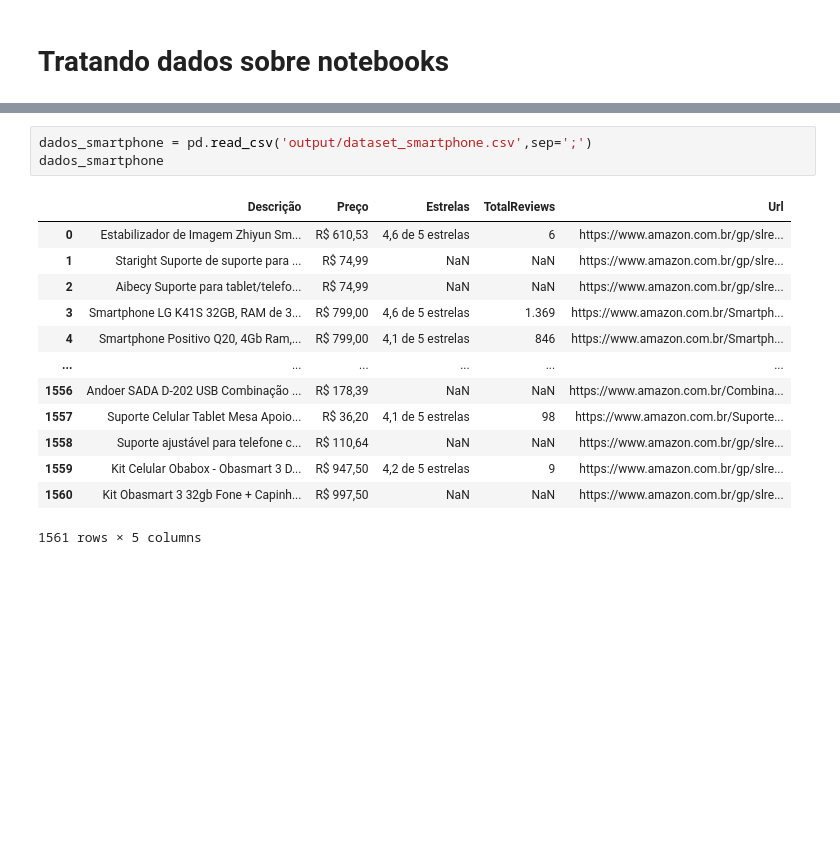
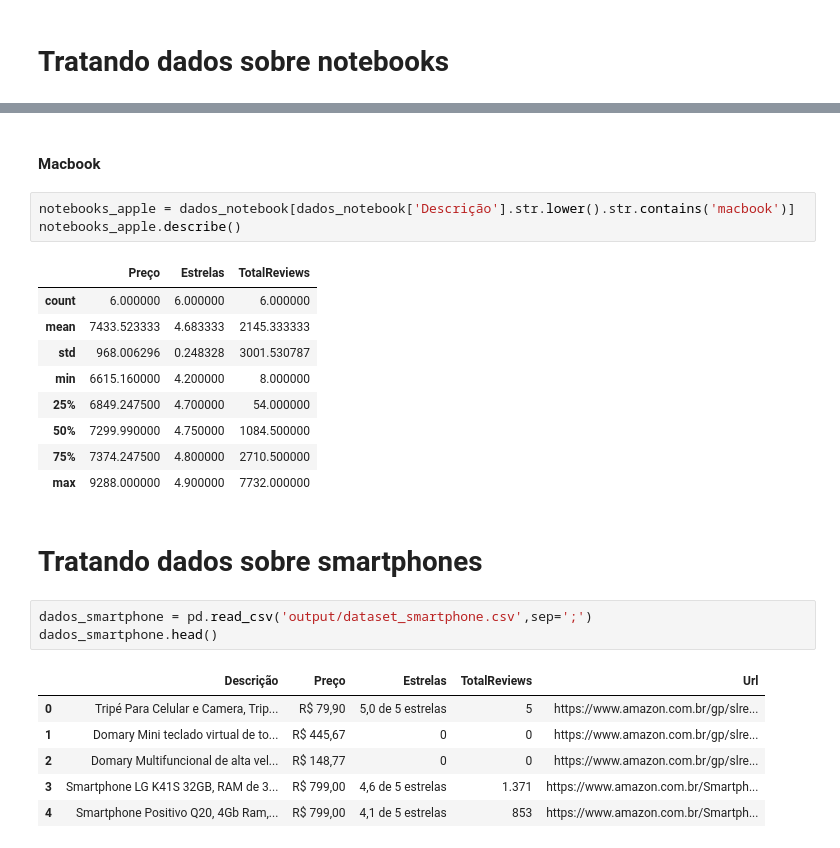
Before and after one commit to vitordutra/desafio-3-trilhas-webscraping, a Jupyter notebook: amazon/analise_dados_amazon.ipynb, the cells around one changed output, grey strips where cells are left out. Saved outputs shown, nothing was run; the diff lists cells and outputs as text; blank space fills up the shorter version.

```diff
--- a/amazon/analise_dados_amazon.ipynb
+++ b/amazon/analise_dados_amazon.ipynb
@@ -94,20 +150,30 @@ dados_notebook.query('Preço >= 1000.00')
+# %% [markdown]
+#### Macbook
+# %%
+notebooks_apple = dados_notebook[dados_notebook['Descrição'].str.lower().str.contains('macbook')]
+notebooks_apple.describe()
+# %% [output]
+|  | Preço | Estrelas | TotalReviews |
+| count | 6.000000 | 6.000000 | 6.000000 |
+| mean | 7433.523333 | 4.683333 | 2145.333333 |
+| std | 968.006296 | 0.248328 | 3001.530787 |
+| min | 6615.160000 | 4.200000 | 8.000000 |
+| 25% | 6849.247500 | 4.700000 | 54.000000 |
+| 50% | 7299.990000 | 4.750000 | 1084.500000 |
+| 75% | 7374.247500 | 4.800000 | 2710.500000 |
+| max | 9288.000000 | 4.900000 | 7732.000000 |
+# %% [markdown]
+# Tratando dados sobre smartphones
 # %%
 dados_smartphone = pd.read_csv('output/dataset_smartphone.csv',sep=';')
-dados_smartphone
+dados_smartphone.head()
 # %% [output]
 |  | Descrição | Preço | Estrelas | TotalReviews | Url |
-| 0 | Estabilizador de Imagem Zhiyun Sm... | R$ 610,53 | 4,6 de 5 estrelas | 6 | https://www.amazon.com.br/gp/slre... |
-| 1 | Staright Suporte de suporte para ... | R$ 74,99 | NaN | NaN | https://www.amazon.com.br/gp/slre... |
-| 2 | Aibecy Suporte para tablet/telefo... | R$ 74,99 | NaN | NaN | https://www.amazon.com.br/gp/slre... |
-| 3 | Smartphone LG K41S 32GB, RAM de 3... | R$ 799,00 | 4,6 de 5 estrelas | 1.369 | https://www.amazon.com.br/Smartph... |
-| 4 | Smartphone Positivo Q20, 4Gb Ram,... | R$ 799,00 | 4,1 de 5 estrelas | 846 | https://www.amazon.com.br/Smartph... |
-| ... | ... | ... | ... | ... | ... |
-| 1556 | Andoer SADA D-202 USB Combinação ... | R$ 178,39 | NaN | NaN | https://www.amazon.com.br/Combina... |
-| 1557 | Suporte Celular Tablet Mesa Apoio... | R$ 36,20 | 4,1 de 5 estrelas | 98 | https://www.amazon.com.br/Suporte... |
-| 1558 | Suporte ajustável para telefone c... | R$ 110,64 | NaN | NaN | https://www.amazon.com.br/gp/slre... |
-| 1559 | Kit Celular Obabox - Obasmart 3 D... | R$ 947,50 | 4,2 de 5 estrelas | 9 | https://www.amazon.com.br/gp/slre... |
-| 1560 | Kit Obasmart 3 32gb Fone + Capinh... | R$ 997,50 | NaN | NaN | https://www.amazon.com.br/gp/slre... |
+| 0 | Tripé Para Celular e Camera, Trip... | R$ 79,90 | 5,0 de 5 estrelas | 5 | https://www.amazon.com.br/gp/slre... |
+| 1 | Domary Mini teclado virtual de to... | R$ 445,67 | 0 | 0 | https://www.amazon.com.br/gp/slre... |
+| 2 | Domary Multifuncional de alta vel... | R$ 148,77 | 0 | 0 | https://www.amazon.com.br/gp/slre... |
+| 3 | Smartphone LG K41S 32GB, RAM de 3... | R$ 799,00 | 4,6 de 5 estrelas | 1.371 | https://www.amazon.com.br/Smartph... |
+| 4 | Smartphone Positivo Q20, 4Gb Ram,... | R$ 799,00 | 4,1 de 5 estrelas | 853 | https://www.amazon.com.br/Smartph... |
-1561 rows × 5 columns
 # %%
 arruma_df(dados_smartphone)
 # %% [output]
```
Also changed, not shown: parts of 43 cells of this notebook, 7 other files.
